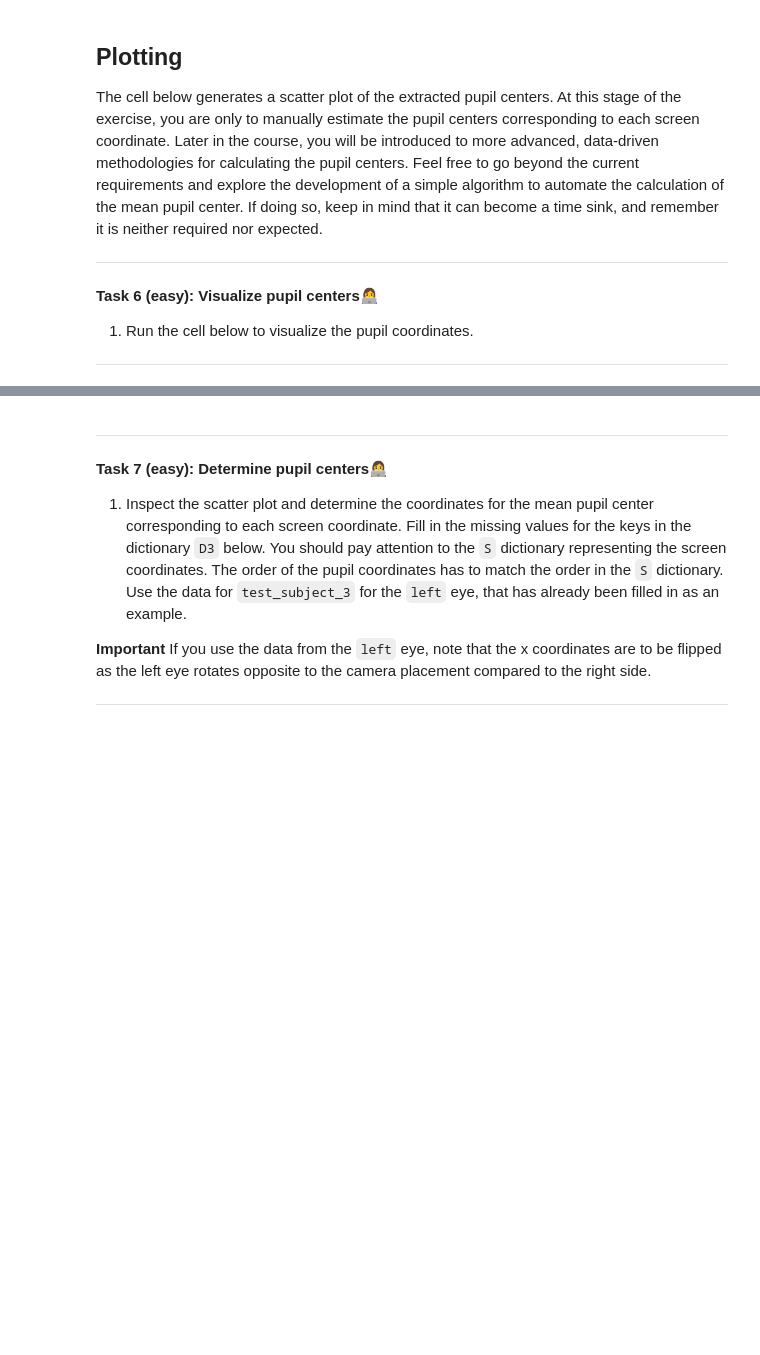
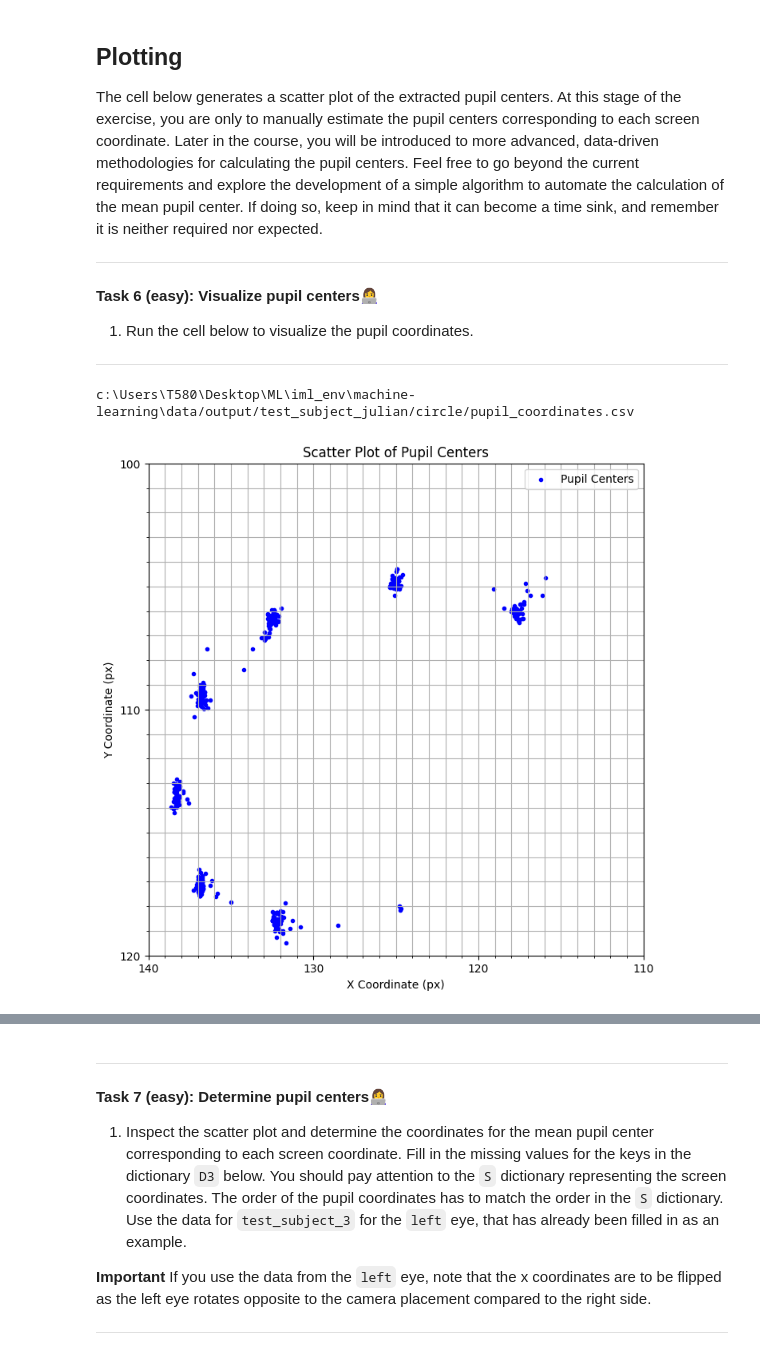
Before and after one commit to simontitk/machine-learning, a Jupyter notebook: 01-data-preprocessing.ipynb, the cells around one changed output, grey strips where cells are left out. Saved outputs shown, nothing was run; the diff lists cells and outputs as text; code cells hidden in the pictures; blank space fills up the shorter version.

```diff
--- a/01-data-preprocessing.ipynb
+++ b/01-data-preprocessing.ipynb
@@ -424,5 +423,32 @@ Feel free to go beyond the current requirements and explore the development of a
 
 ---
 # %%
+output_folder = "test_subject_julian"
+video_name = "circle"
+output_directory = f"data/output/{output_folder}/{video_name}"
+import iml_util
+
+julian_circle_args = {
+    "xlim1": 140,
+    "xlim2": 110,
+    "ylim1": 120,
+    "ylim2": 100,
+}
+
+standard_args = {
+    "xlim1": 150,
+    "xlim2": 60,
+    "ylim1": 150,
+    "ylim2": 60,
+}
+
+
+# plt.xlim(150, 60)
+# plt.ylim(150, 60)
+
 csv_file = f"{output_directory}/pupil_coordinates.csv"
-iml_util.visualize_pupil_centers(csv_file, video_name)
+
+iml_util.visualize_pupil_centers(csv_file, video_name, **julian_circle_args)
+# %% [output]
+c:\Users\T580\Desktop\ML\iml_env\machine-learning\data/output/test_subject_julian/circle/pupil_coordinates.csv
+[figure, added]
```
Also changed, not shown: parts of 9 cells of this notebook, 1 other file.
